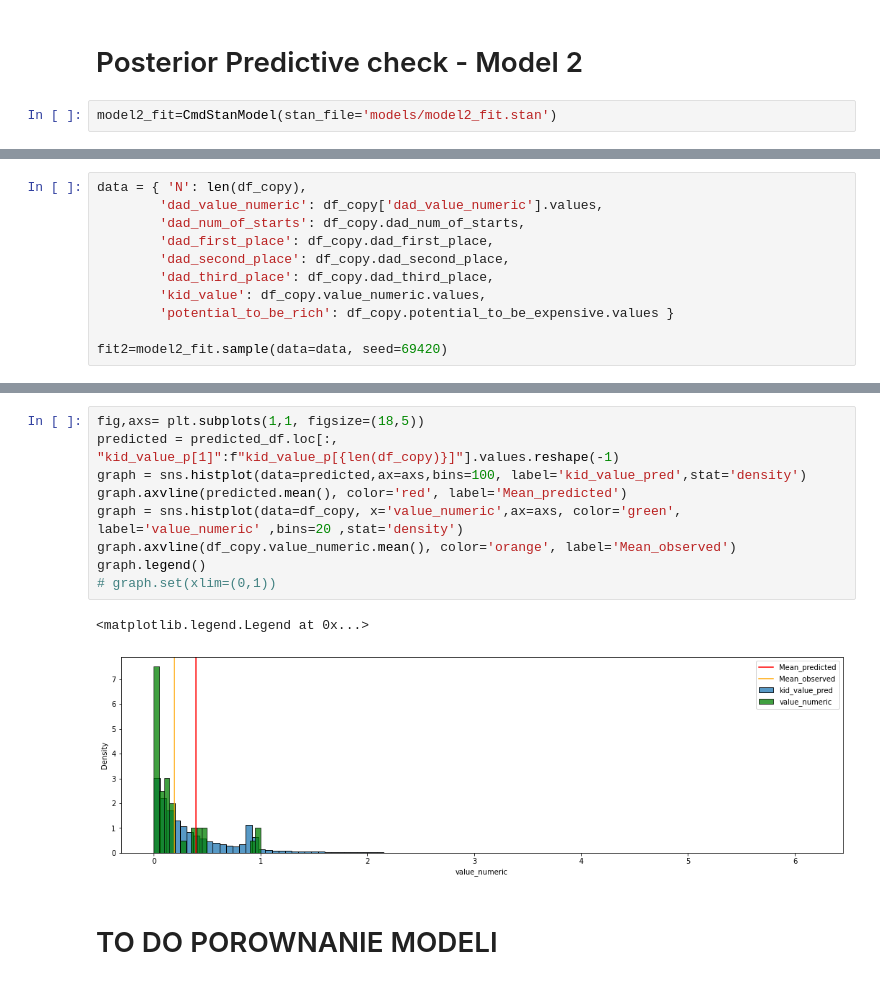
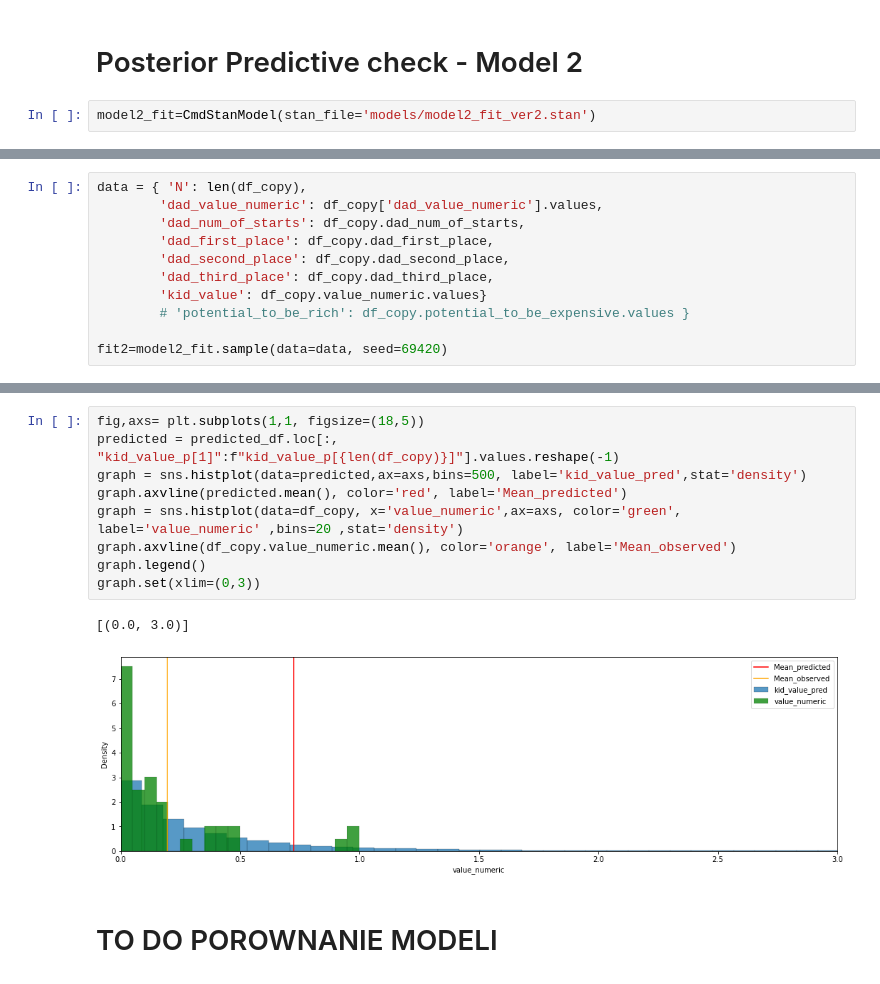
Before and after one commit to Motyleczek/racehorse_bayes, a Jupyter notebook: data_analysis.ipynb, the cells around one changed output, grey strips where cells are left out. Drawn from its saved outputs; the diff is of its cells as text.

Commit message:
new_updates_model_ver2

```diff
--- a/data_analysis.ipynb
+++ b/data_analysis.ipynb
@@ -539,5 +523,5 @@ log_maker(0.2,0.2)
 # %% [markdown]
 # Posterior Predictive check - Model 2
 # %%
-model2_fit=CmdStanModel(stan_file='models/model2_fit.stan')
+model2_fit=CmdStanModel(stan_file='models/model2_fit_ver2.stan')
 # %% [output]
@@ -565,8 +549,8 @@ data = { 'N': len(df_copy),
         'dad_first_place': df_copy.dad_first_place,
         'dad_second_place': df_copy.dad_second_place,
         'dad_third_place': df_copy.dad_third_place,
-        'kid_value': df_copy.value_numeric.values,
-        'potential_to_be_rich': df_copy.potential_to_be_expensive.values }
+        'kid_value': df_copy.value_numeric.values}
+        # 'potential_to_be_rich': df_copy.potential_to_be_expensive.values }
 
 fit2=model2_fit.sample(data=data, seed=69420)
 # %% [output]
@@ -602,14 +608,14 @@ predicted_df.head()
 # %%
 fig,axs= plt.subplots(1,1, figsize=(18,5))
 predicted = predicted_df.loc[:, "kid_value_p[1]":f"kid_value_p[{len(df_copy)}]"].values.reshape(-1)
-graph = sns.histplot(data=predicted,ax=axs,bins=100, label='kid_value_pred',stat='density')
+graph = sns.histplot(data=predicted,ax=axs,bins=500, label='kid_value_pred',stat='density')
 graph.axvline(predicted.mean(), color='red', label='Mean_predicted')
 graph = sns.histplot(data=df_copy, x='value_numeric',ax=axs, color='green', label='value_numeric' ,bins=20 ,stat='density')
 graph.axvline(df_copy.value_numeric.mean(), color='orange', label='Mean_observed')
 graph.legend()
-# graph.set(xlim=(0,1))
+graph.set(xlim=(0,3))
 # %% [output]
-<matplotlib.legend.Legend at 0x...>
+[(0.0, 3.0)]
-[figure, old version]
+[figure, new version]
 # %% [markdown]
 # TO DO POROWNANIE MODELI
```
Also changed, not shown: parts of 16 cells of this notebook, 4 other files.
